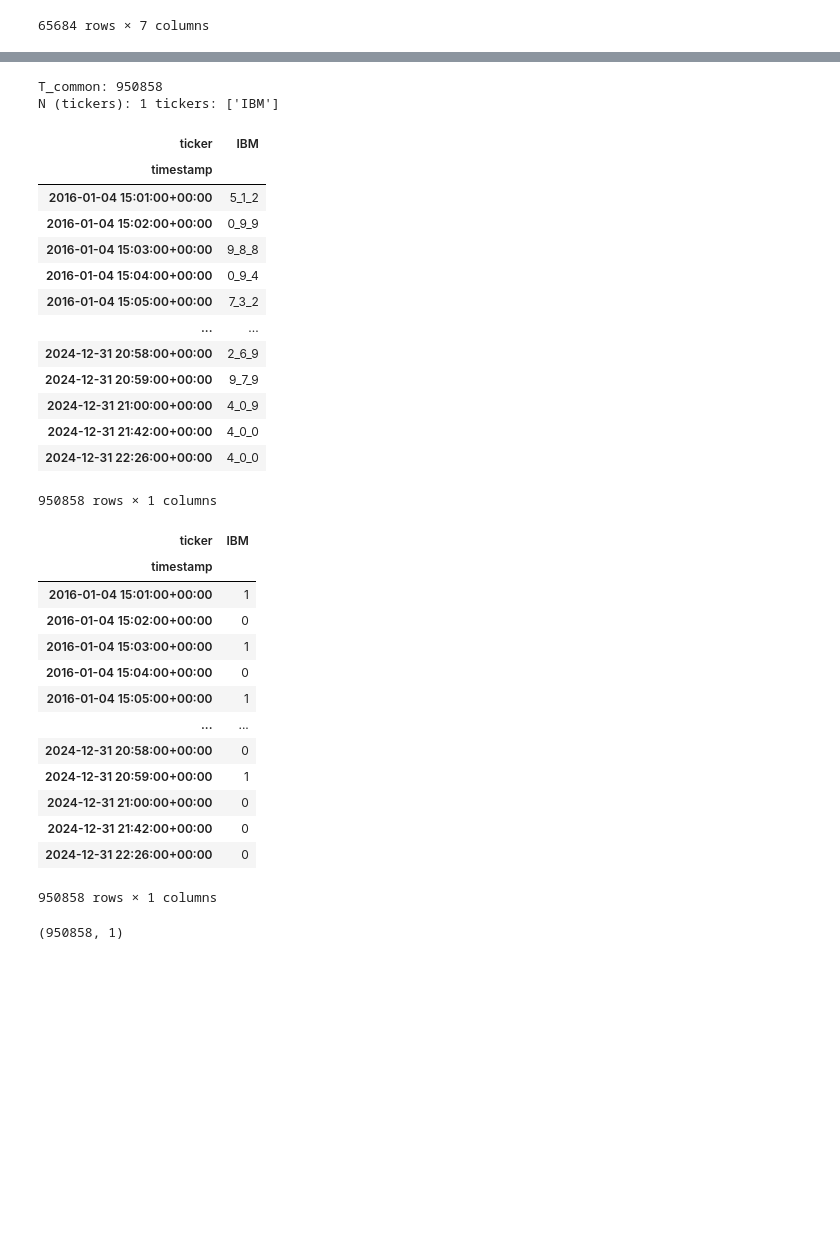
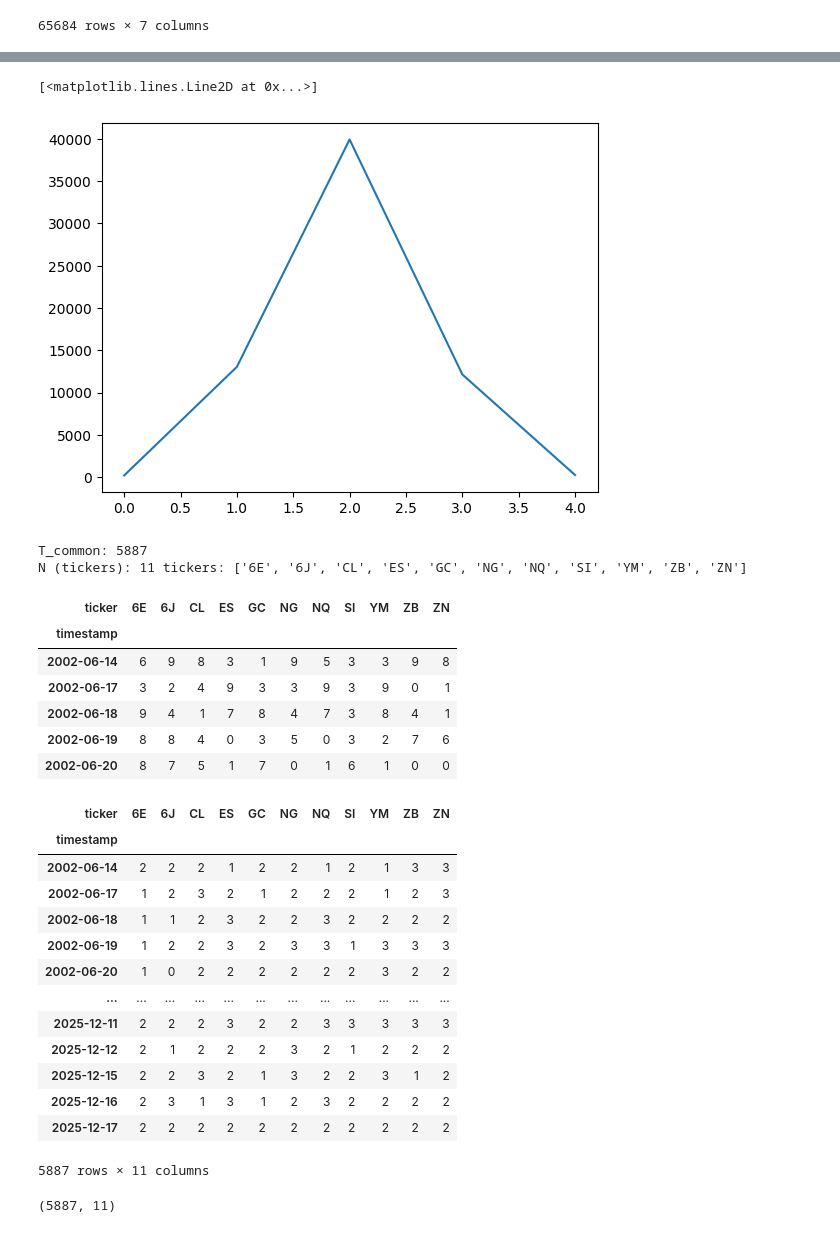
Before and after one commit to williserdman/fin_transformer, a Jupyter notebook: transformer_explorer.ipynb, the cells around one changed output, grey strips where cells are left out. Saved outputs shown, nothing was run; the diff lists cells and outputs as text; code cells hidden in the pictures; blank space fills up the shorter version.

```diff
--- a/transformer_explorer.ipynb
+++ b/transformer_explorer.ipynb
@@ -142,64 +161,76 @@ df.dropna()
+# %%
+plt.plot(df["ret"].value_counts().sort_index())
+# %% [output]
+[<matplotlib.lines.Line2D at 0x...>]
+[figure, added]
 # %%
 bigger_df = pd.read_parquet("data/ibm_data.parquet").rename(columns={"symbol": "ticker"})
 bigger_df["token"], bigger_df["ret"] = get_agnostic_tokens(bigger_df)
 bigger_df = bigger_df.dropna()
-df = bigger_df
+# df = bigger_df
 # %%
 # align all tickers to a common timestamp index and rebuild a compact (T_common, N, 1) integer array
 # pivot tokens so each column is a ticker and index are timestamps
 token_pivot = df.pivot(index="timestamp", columns="ticker", values="token").sort_index()
 ret_pivot = df.pivot(index="timestamp", columns="ticker", values="ret").sort_index()
 
 
 # keep only timestamps present for every ticker
 common_mask = token_pivot.notna().all(axis=1) & ret_pivot.notna().all(axis=1)
 T_common = int(common_mask.sum())
 print("T_common:", T_common)
 
 # restrict pivot to the common timestamps (ensures every column has the same index)
 token_pivot = token_pivot.loc[common_mask]
 ret_pivot = ret_pivot.loc[common_mask]
 
 # tickers in consistent order
 tickers = token_pivot.columns.tolist()
 N = len(tickers)
 print("N (tickers):", N, "tickers:", tickers)
 
-token_pivot
+# split token strings into three component classes (conviction, explosion, rel_volume)
+c_pivot = token_pivot.applymap(lambda s: int(s.split("_")[0]))
+e_pivot = token_pivot.applymap(lambda s: int(s.split("_")[1]))
+rv_pivot = token_pivot.applymap(lambda s: int(s.split("_")[2]))
+
+# as numpy arrays (T_common, N)
+c_arr = c_pivot.values.astype(np.int32)
+e_arr = e_pivot.values.astype(np.int32)
+rv_arr = rv_pivot.values.astype(np.int32)
+
+# combined array with last dim = 3 (conviction, explosion, rel_volume)
+class_arr = np.stack([c_arr, e_arr, rv_arr], axis=-1)
+
+# show result (replace with any further processing you need)
+c_pivot.head()
 # %% [output]
-T_common: 950858
-N (tickers): 1 tickers: ['IBM']
+T_common: 5887
+N (tickers): 11 tickers: ['6E', '6J', 'CL', 'ES', 'GC', 'NG', 'NQ', 'SI', 'YM', 'ZB', 'ZN']
-| ticker | IBM |
-| timestamp |  |
-| 2016-01-04 15:01:00+00:00 | 5_1_2 |
-| 2016-01-04 15:02:00+00:00 | 0_9_9 |
-| 2016-01-04 15:03:00+00:00 | 9_8_8 |
-| 2016-01-04 15:04:00+00:00 | 0_9_4 |
-| 2016-01-04 15:05:00+00:00 | 7_3_2 |
-| ... | ... |
-| 2024-12-31 20:58:00+00:00 | 2_6_9 |
-| 2024-12-31 20:59:00+00:00 | 9_7_9 |
-| 2024-12-31 21:00:00+00:00 | 4_0_9 |
-| 2024-12-31 21:42:00+00:00 | 4_0_0 |
-| 2024-12-31 22:26:00+00:00 | 4_0_0 |
+| ticker | 6E | 6J | CL | ES | GC | NG | NQ | SI | YM | ZB | ZN |
+| timestamp |  |  |  |  |  |  |  |  |  |  |  |
+| 2002-06-14 | 6 | 9 | 8 | 3 | 1 | 9 | 5 | 3 | 3 | 9 | 8 |
+| 2002-06-17 | 3 | 2 | 4 | 9 | 3 | 3 | 9 | 3 | 9 | 0 | 1 |
+| 2002-06-18 | 9 | 4 | 1 | 7 | 8 | 4 | 7 | 3 | 8 | 4 | 1 |
+| 2002-06-19 | 8 | 8 | 4 | 0 | 3 | 5 | 0 | 3 | 2 | 7 | 6 |
+| 2002-06-20 | 8 | 7 | 5 | 1 | 7 | 0 | 1 | 6 | 1 | 0 | 0 |
-950858 rows × 1 columns
 # %%
 ret_pivot
 # %% [output]
-| ticker | IBM |
-| timestamp |  |
-| 2016-01-04 15:01:00+00:00 | 1 |
-| 2016-01-04 15:02:00+00:00 | 0 |
-| 2016-01-04 15:03:00+00:00 | 1 |
-| 2016-01-04 15:04:00+00:00 | 0 |
-| 2016-01-04 15:05:00+00:00 | 1 |
-| ... | ... |
-| 2024-12-31 20:58:00+00:00 | 0 |
-| 2024-12-31 20:59:00+00:00 | 1 |
-| 2024-12-31 21:00:00+00:00 | 0 |
-| 2024-12-31 21:42:00+00:00 | 0 |
-| 2024-12-31 22:26:00+00:00 | 0 |
+| ticker | 6E | 6J | CL | ES | GC | NG | NQ | SI | YM | ZB | ZN |
+| timestamp |  |  |  |  |  |  |  |  |  |  |  |
+| 2002-06-14 | 2 | 2 | 2 | 1 | 2 | 2 | 1 | 2 | 1 | 3 | 3 |
+| 2002-06-17 | 1 | 2 | 3 | 2 | 1 | 2 | 2 | 2 | 1 | 2 | 3 |
+| 2002-06-18 | 1 | 1 | 2 | 3 | 2 | 2 | 3 | 2 | 2 | 2 | 2 |
+| 2002-06-19 | 1 | 2 | 2 | 3 | 2 | 3 | 3 | 1 | 3 | 3 | 3 |
+| 2002-06-20 | 1 | 0 | 2 | 2 | 2 | 2 | 2 | 2 | 3 | 2 | 2 |
+| ... | ... | ... | ... | ... | ... | ... | ... | ... | ... | ... | ... |
+| 2025-12-11 | 2 | 2 | 2 | 3 | 2 | 2 | 3 | 3 | 3 | 3 | 3 |
+| 2025-12-12 | 2 | 1 | 2 | 2 | 2 | 3 | 2 | 1 | 2 | 2 | 2 |
+| 2025-12-15 | 2 | 2 | 3 | 2 | 1 | 3 | 2 | 2 | 3 | 1 | 2 |
+| 2025-12-16 | 2 | 3 | 1 | 3 | 1 | 2 | 3 | 2 | 2 | 2 | 2 |
+| 2025-12-17 | 2 | 2 | 2 | 2 | 2 | 2 | 2 | 2 | 2 | 2 | 2 |
-950858 rows × 1 columns
+5887 rows × 11 columns
 # %%
 df = df.dropna()
 vocab = df["token"].unique().tolist()
@@ -210,6 +241,6 @@ N = len(df["ticker"].unique())
 
 T, N
 # %% [output]
-(950858, 1)
+(5887, 11)
 # %%
 # build integer mapping once (vocab is defined in the notebook)
```
Also changed, not shown: parts of 12 cells of this notebook, 3 other files.
